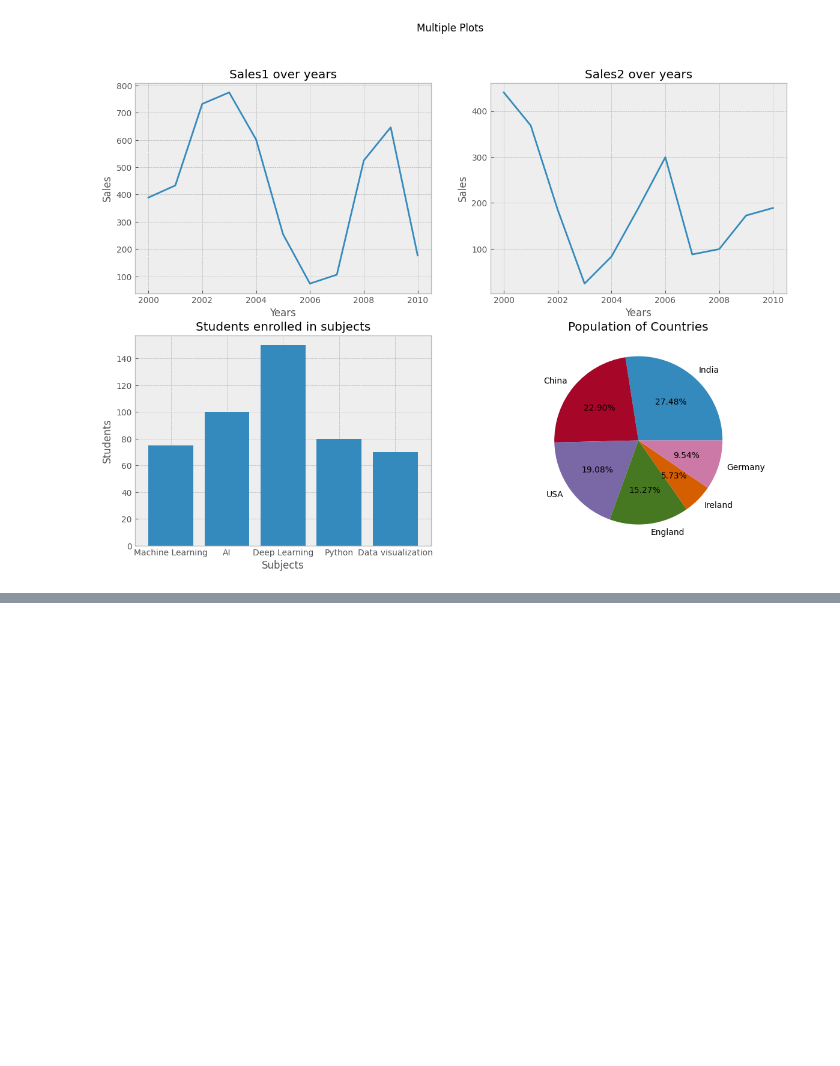
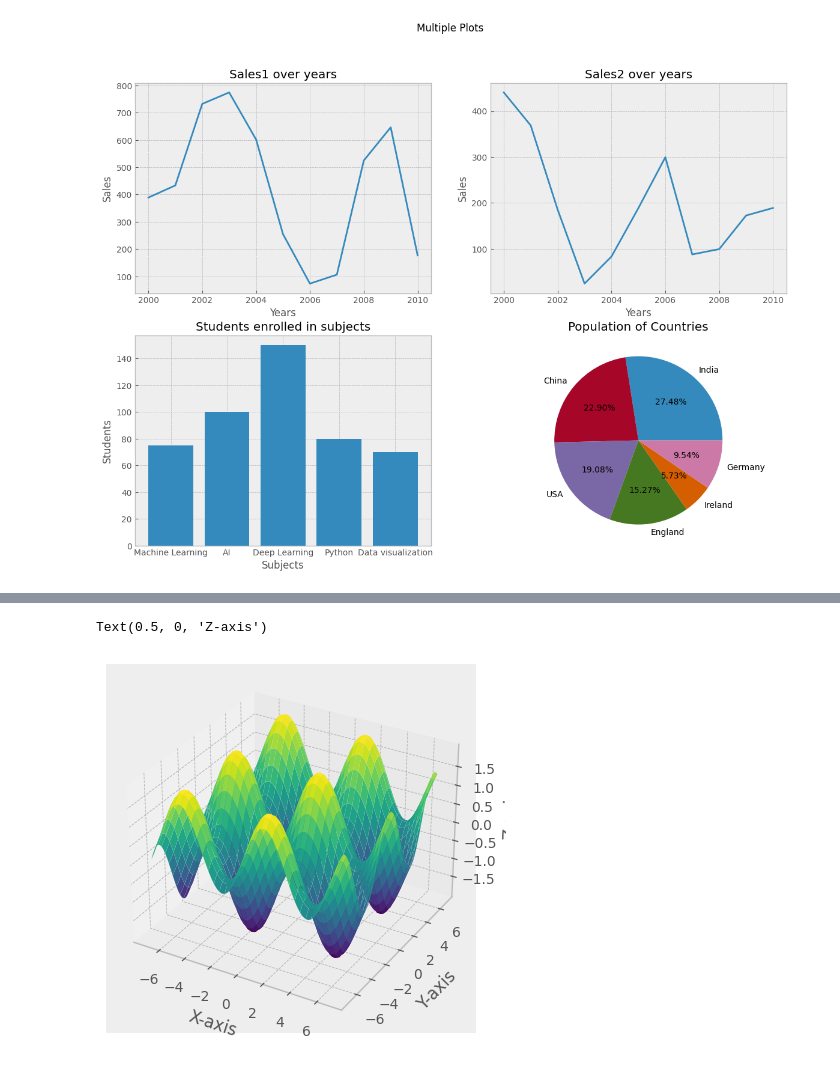
Before and after one commit to AlkaAttri/Data-Visualization, a Jupyter notebook: Matplotlib_charts_tutorial/Matplotlib_tutorial.ipynb, the cells around one changed output, grey strips where cells are left out. Cells and saved outputs as stored; diff of their text form; code cells hidden in the pictures; blank space fills up the shorter version.

```diff
--- a/Matplotlib_charts_tutorial/Matplotlib_tutorial.ipynb
+++ b/Matplotlib_charts_tutorial/Matplotlib_tutorial.ipynb
@@ -347,0 +382,15 @@ plt.show()
+# %%
+ax=plt.axes(projection='3d')
+
+x=np.arange(-7,7,0.2)
+y=np.arange(-7,7,0.2)
+X,Y=np.meshgrid(x,y)
+Z=np.sin(X)+np.cos(Y)
+# Plot the surface
+ax.plot_surface(X,Y,Z,cmap='viridis')
+ax.set_xlabel('X-axis')
+ax.set_ylabel('Y-axis')
+ax.set_zlabel('Z-axis')
+# %% [output]
+Text(0.5, 0, 'Z-axis')
+[figure, added]
```
Also changed, not shown: parts of 3 cells of this notebook.
